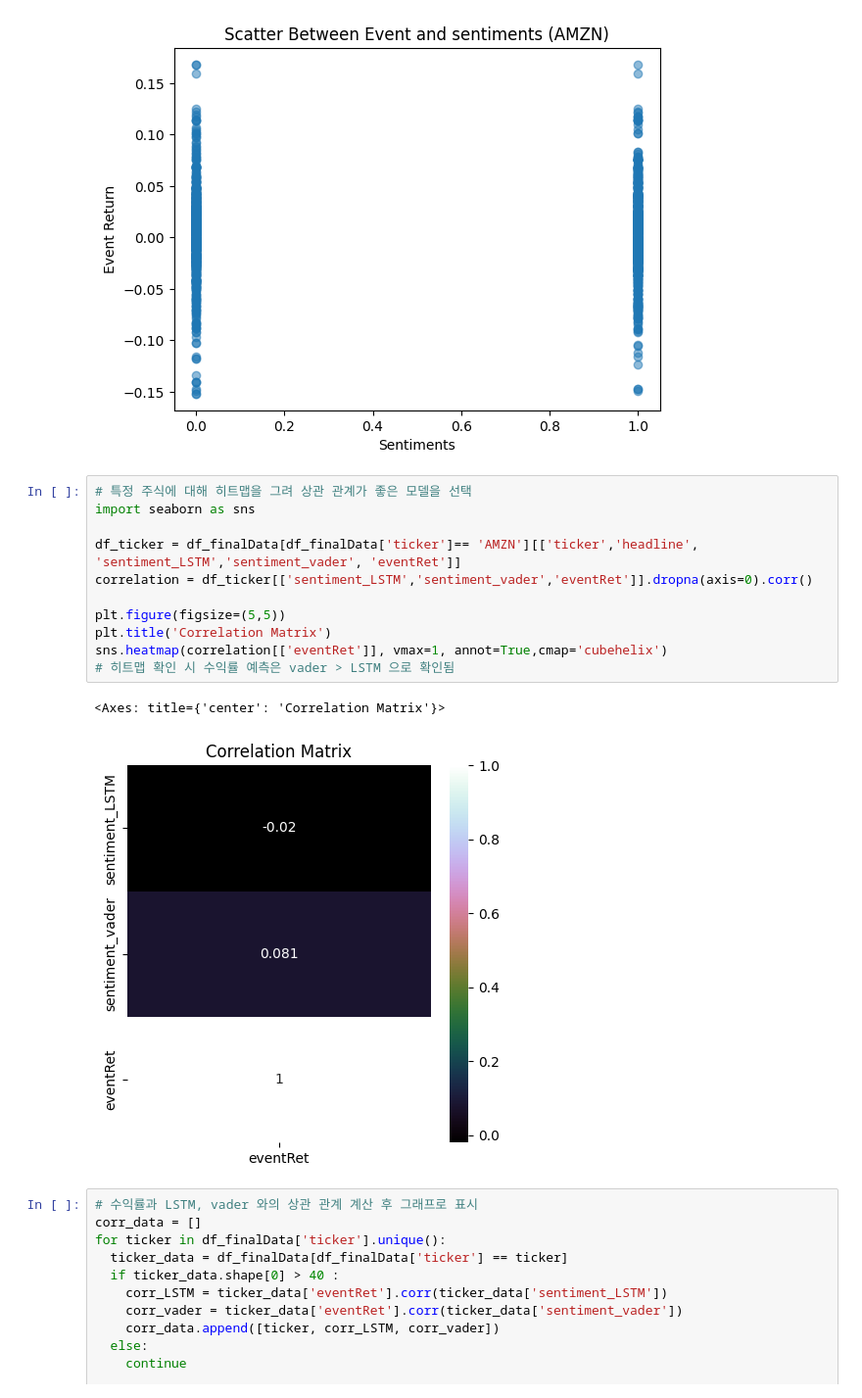
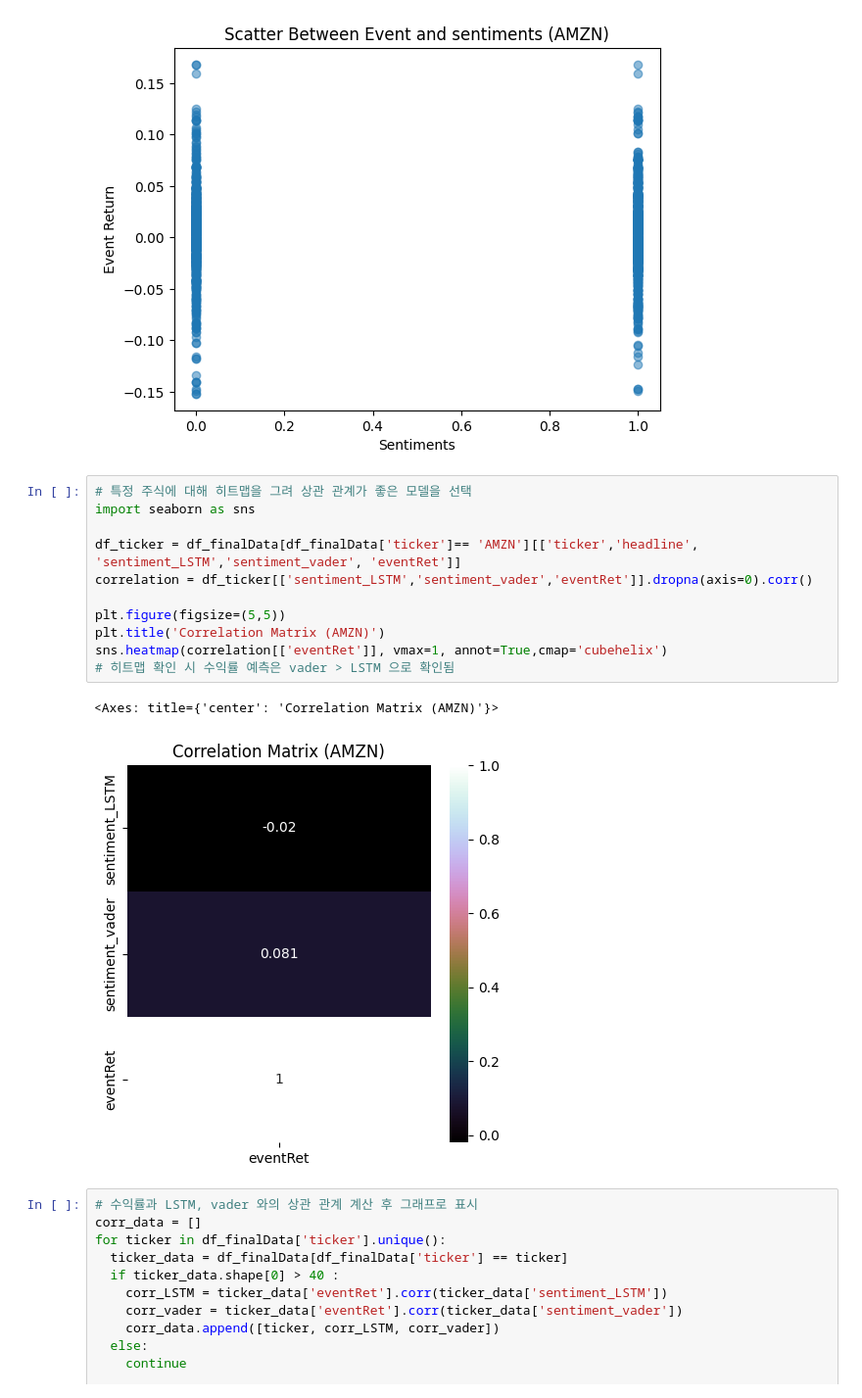
Before and after one commit to fedor44/Sentiment_for_Stock_Investment_Strategy, a Jupyter notebook: Untitled48.ipynb, the cells around one changed output. Shown: that part at 98% size. Saved outputs shown, nothing was run; the diff lists cells and outputs as text.

```diff
--- a/Untitled48.ipynb
+++ b/Untitled48.ipynb
@@ -538,17 +538,17 @@ plt.show()
 # %%
 # 특정 주식에 대해 히트맵을 그려 상관 관계가 좋은 모델을 선택
 import seaborn as sns
 
 df_ticker = df_finalData[df_finalData['ticker']== 'AMZN'][['ticker','headline', 'sentiment_LSTM','sentiment_vader', 'eventRet']]
 correlation = df_ticker[['sentiment_LSTM','sentiment_vader','eventRet']].dropna(axis=0).corr()
 
 plt.figure(figsize=(5,5))
-plt.title('Correlation Matrix')
+plt.title('Correlation Matrix (AMZN)')
 sns.heatmap(correlation[['eventRet']], vmax=1, annot=True,cmap='cubehelix')
 # 히트맵 확인 시 수익률 예측은 vader > LSTM 으로 확인됨
 # %% [output]
-<Axes: title={'center': 'Correlation Matrix'}>
+<Axes: title={'center': 'Correlation Matrix (AMZN)'}>
-[figure, old version]
+[figure, new version]
 # %%
 # 수익률과 LSTM, vader 와의 상관 관계 계산 후 그래프로 표시
 corr_data = []
```
